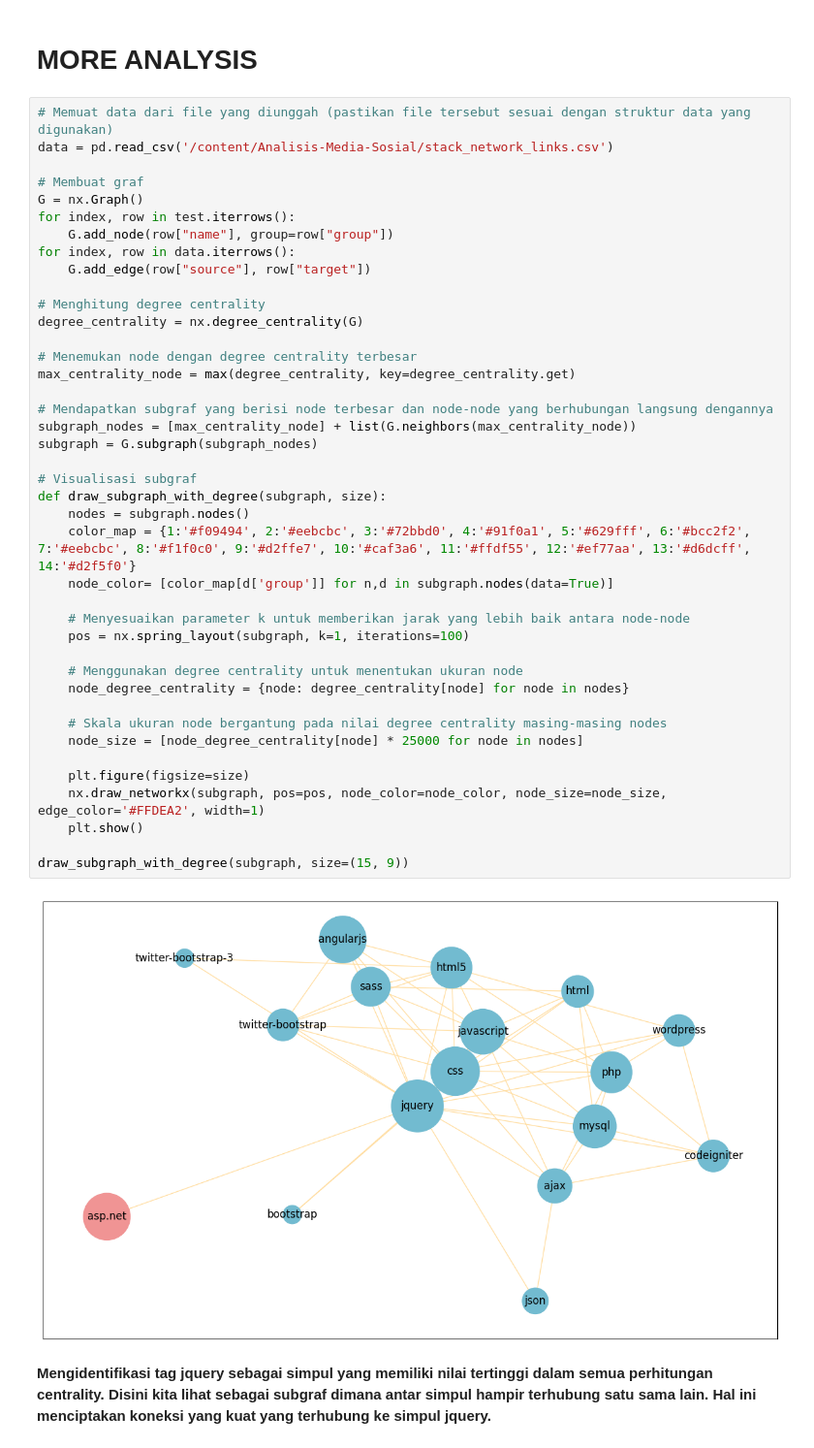
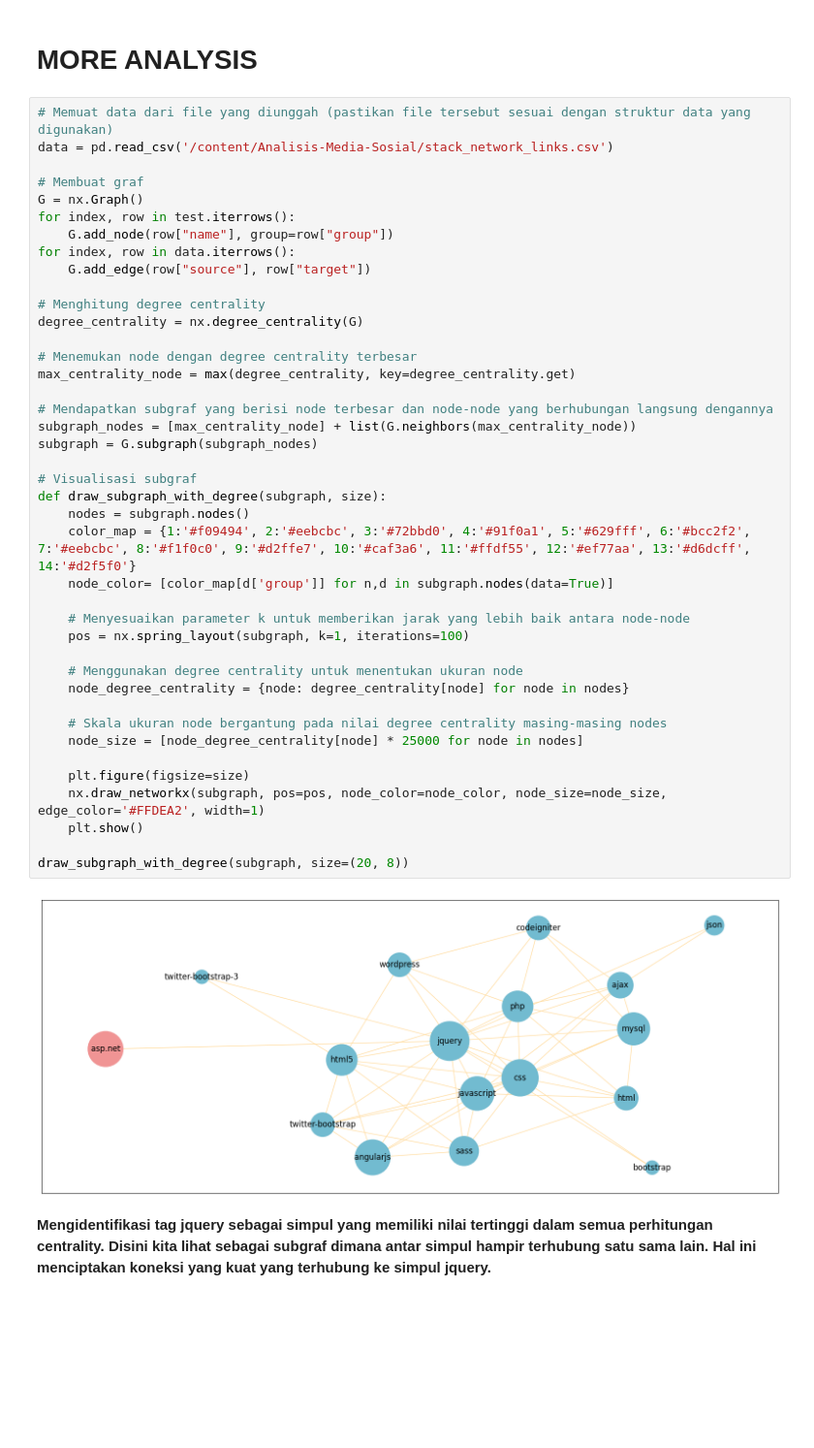
Before and after one commit to RifaldiAchmad/Analisis-Media-Sosial, a Jupyter notebook: Analisis_Media_Sosial_Kelompok_8_Degree_Centrality.ipynb, the cells around one changed output. Shown at 97% size. Cells and saved outputs as stored; diff of their text form; blank space fills up the shorter version.

```diff
--- a/Analisis_Media_Sosial_Kelompok_8_Degree_Centrality.ipynb
+++ b/Analisis_Media_Sosial_Kelompok_8_Degree_Centrality.ipynb
@@ -529,35 +541,35 @@ for index, row in data.iterrows():
 # Menghitung degree centrality
 degree_centrality = nx.degree_centrality(G)
 
 # Menemukan node dengan degree centrality terbesar
 max_centrality_node = max(degree_centrality, key=degree_centrality.get)
 
 # Mendapatkan subgraf yang berisi node terbesar dan node-node yang berhubungan langsung dengannya
 subgraph_nodes = [max_centrality_node] + list(G.neighbors(max_centrality_node))
 subgraph = G.subgraph(subgraph_nodes)
 
 # Visualisasi subgraf
 def draw_subgraph_with_degree(subgraph, size):
     nodes = subgraph.nodes()
     color_map = {1:'#f09494', 2:'#eebcbc', 3:'#72bbd0', 4:'#91f0a1', 5:'#629fff', 6:'#bcc2f2', 7:'#eebcbc', 8:'#f1f0c0', 9:'#d2ffe7', 10:'#caf3a6', 11:'#ffdf55', 12:'#ef77aa', 13:'#d6dcff', 14:'#d2f5f0'}
     node_color= [color_map[d['group']] for n,d in subgraph.nodes(data=True)]
 
     # Menyesuaikan parameter k untuk memberikan jarak yang lebih baik antara node-node
     pos = nx.spring_layout(subgraph, k=1, iterations=100)
 
     # Menggunakan degree centrality untuk menentukan ukuran node
     node_degree_centrality = {node: degree_centrality[node] for node in nodes}
 
     # Skala ukuran node bergantung pada nilai degree centrality masing-masing nodes
     node_size = [node_degree_centrality[node] * 25000 for node in nodes]
 
     plt.figure(figsize=size)
     nx.draw_networkx(subgraph, pos=pos, node_color=node_color, node_size=node_size, edge_color='#FFDEA2', width=1)
     plt.show()
 
-draw_subgraph_with_degree(subgraph, size=(15, 9))
+draw_subgraph_with_degree(subgraph, size=(20, 8))
 # %% [output]
-[figure, old version]
+[figure, new version]
 # %% [markdown]
 **Mengidentifikasi tag jquery sebagai simpul yang memiliki nilai tertinggi dalam semua perhitungan centrality. Disini kita lihat sebagai subgraf dimana antar simpul hampir terhubung satu sama lain. Hal ini menciptakan koneksi yang kuat yang terhubung ke simpul jquery.**
 # %%
```
Also changed, not shown: parts of 6 cells of this notebook.
